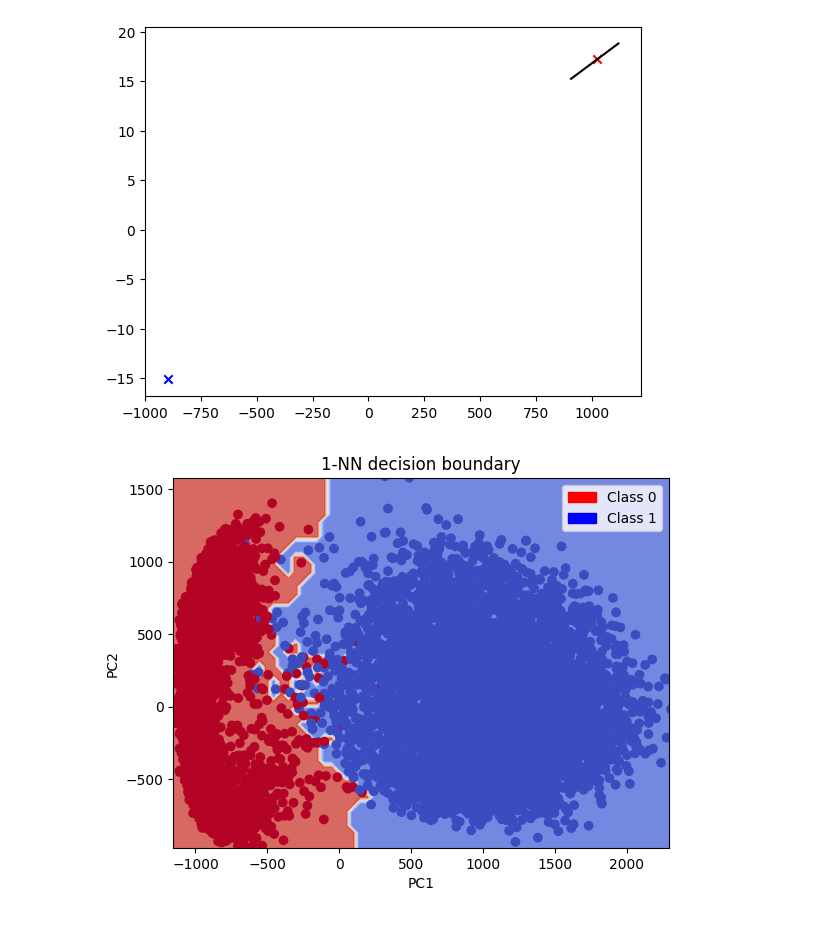
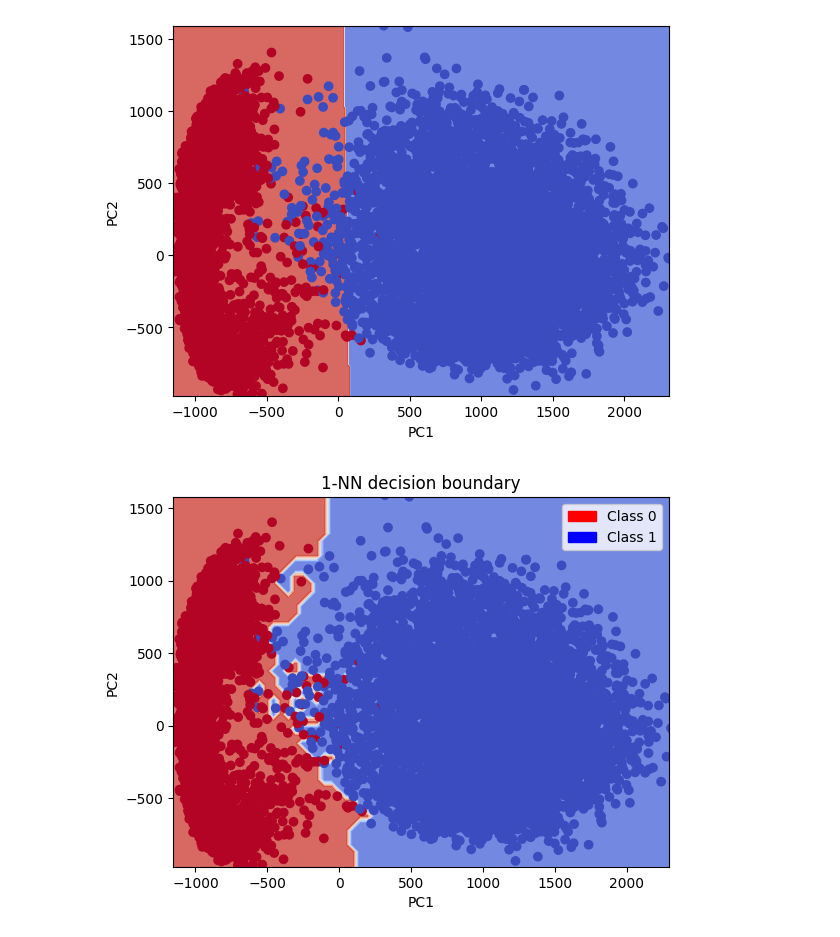
Before and after one commit to cooper-a/pattern-recognition-labs, a Jupyter notebook: a1/A1.ipynb, the cells around one changed output. Cells and saved outputs as stored; diff of their text form; code cells hidden in the pictures.

```diff
--- a/a1/A1.ipynb
+++ b/a1/A1.ipynb
@@ -94,29 +94,32 @@ class MED_Classifier:
         else:
             return 1
 
-    def plot_decision_boundary(self):
+    def plot_decision_boundary(self, h=10):
         if self.X_clf is None or self.Y_clf is None:
             raise Exception("Classifier not trained")
-        # plot the decision boundary in 2d
-        # you can use the following code to plot the prototypes
-        # plot the line that is equidistant from both prototypes
-        x = np.linspace(np.max(self.X_clf[0]), np.max(self.X_clf[1]), 1000)
-        print()
-        y = (self.prototype0[1] - self.prototype1[1]) / (self.prototype0[0] - self.prototype1[0]) * (x - self.prototype0[0]) + self.prototype0[1]
-        plt.plot(x, y, 'k-')
-        plt.scatter(self.prototype0[0], self.prototype0[1], marker='x', color='red')
-        plt.scatter(self.prototype1[0], self.prototype1[1], marker='x', color='blue')
-        plt.show()
+        x_min, x_max = self.X_clf[:, 0].min() - 1, self.X_clf[:, 0].max() + 1
+        y_min, y_max = self.X_clf[:, 1].min() - 1, self.X_clf[:, 1].max() + 1
+        xx, yy = np.meshgrid(np.arange(x_min, x_max, h), np.arange(y_min, y_max, h))
+        Z = np.zeros(xx.shape)
+        for i in range(xx.shape[0]):
+            for j in range(xx.shape[1]):
+                Z[i, j] = self.classify(np.array([xx[i, j], yy[i, j]]))
+        plt.contourf(xx, yy, Z, cmap=plt.cm.coolwarm, alpha=0.8)
+        plt.scatter(self.X_clf[:, 0], self.X_clf[:, 1], c=self.Y_clf, cmap=plt.cm.coolwarm)
+        plt.xlabel('PC1')
+        plt.ylabel('PC2')
+        plt.xlim(xx.min(), xx.max())
+        plt.ylim(yy.min(), yy.max())
 # %%
 mnist_trainset = datasets.MNIST(root='./data', train=True, download=True, transform=None)
 mnist_testset = datasets.MNIST(root='./data', train=False, download=True, transform=None)
-X_PC, Y = prep_mnist(mnist_trainset, 20)
-X_test_PC, Y_test = prep_mnist(mnist_testset, 20)
+X_PC, Y = prep_mnist(mnist_trainset, 2)
+X_test_PC, Y_test = prep_mnist(mnist_testset, 2)
 
 med_clf = MED_Classifier(X_PC, Y)
 med_clf.plot_decision_boundary()
 # %% [output]
-[figure, old version]
+[figure, new version]
 # %%
 K_VALUES = [1, 2, 3, 4, 5]
 mnist_trainset = datasets.MNIST(root='./data', train=True, download=True, transform=None)
```
Also changed, not shown: 7 other files.
